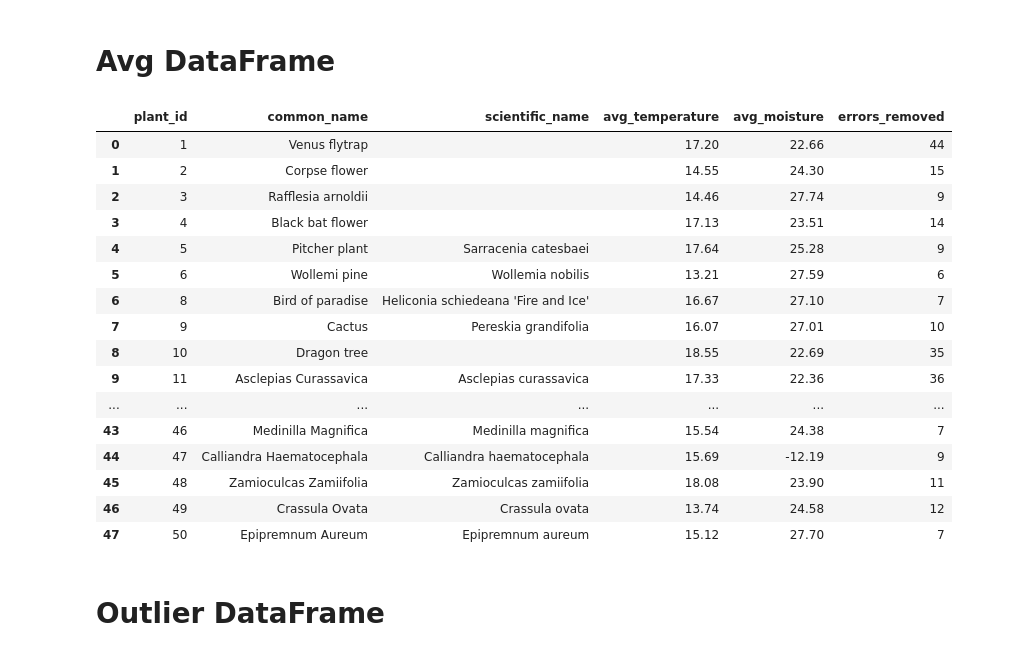
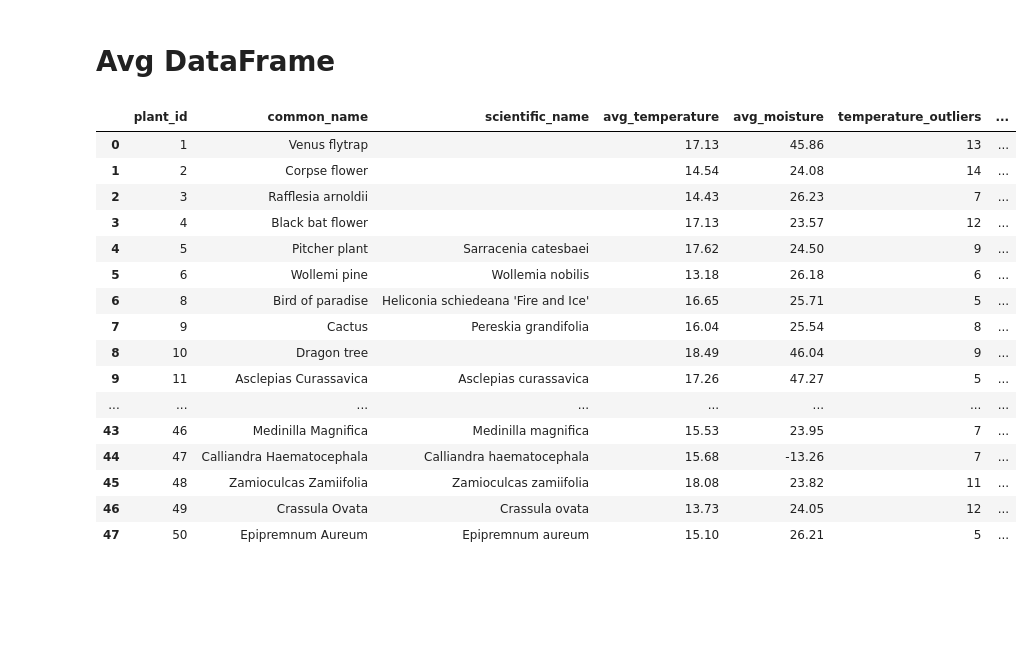
Before and after one commit to 11wduong/Coursework-Advanced-Data-Week-5, a Jupyter notebook: archive_pipeline/transform.ipynb, the cells around one changed output. Saved outputs shown, nothing was run; the diff lists cells and outputs as text; code cells hidden in the pictures; blank space fills up the shorter version.

```diff
--- a/archive_pipeline/transform.ipynb
+++ b/archive_pipeline/transform.ipynb
@@ -72,26 +76,27 @@ clean_outliers(combine_tables(country_df, botanist_df,
 # %% [markdown]
 # Avg DataFrame
 # %%
-calculate_averages(combine_tables(country_df, botanist_df,
-               location_df, plant_df, record_df), clean_outliers(combine_tables(country_df, botanist_df,
-            location_df, plant_df, record_df)))
+combined_df = combine_tables(country_df, botanist_df,
+                                 location_df, plant_df, record_df)
+cleaned_df, outlier_counts = clean_outliers(combined_df)
+final_avg_df = calculate_averages(cleaned_df, outlier_counts)
+
+final_avg_df
 # %% [output]
-|  | plant_id | common_name | scientific_name | avg_temperature | avg_moisture | errors_removed |
-| 0 | 1 | Venus flytrap |  | 17.20 | 22.66 | 44 |
-| 1 | 2 | Corpse flower |  | 14.55 | 24.30 | 15 |
-| 2 | 3 | Rafflesia arnoldii |  | 14.46 | 27.74 | 9 |
-| 3 | 4 | Black bat flower |  | 17.13 | 23.51 | 14 |
-| 4 | 5 | Pitcher plant | Sarracenia catesbaei | 17.64 | 25.28 | 9 |
-| 5 | 6 | Wollemi pine | Wollemia nobilis | 13.21 | 27.59 | 6 |
-| 6 | 8 | Bird of paradise | Heliconia schiedeana 'Fire and Ice' | 16.67 | 27.10 | 7 |
-| 7 | 9 | Cactus | Pereskia grandifolia | 16.07 | 27.01 | 10 |
-| 8 | 10 | Dragon tree |  | 18.55 | 22.69 | 35 |
-| 9 | 11 | Asclepias Curassavica | Asclepias curassavica | 17.33 | 22.36 | 36 |
-| ... | ... | ... | ... | ... | ... | ... |
-| 43 | 46 | Medinilla Magnifica | Medinilla magnifica | 15.54 | 24.38 | 7 |
-| 44 | 47 | Calliandra Haematocephala | Calliandra haematocephala | 15.69 | -12.19 | 9 |
-| 45 | 48 | Zamioculcas Zamiifolia | Zamioculcas zamiifolia | 18.08 | 23.90 | 11 |
-| 46 | 49 | Crassula Ovata | Crassula ovata | 13.74 | 24.58 | 12 |
-| 47 | 50 | Epipremnum Aureum | Epipremnum aureum | 15.12 | 27.70 | 7 |
+|  | plant_id | common_name | scientific_name | avg_temperature | avg_moisture | temperature_outliers | ... |
+| 0 | 1 | Venus flytrap |  | 17.13 | 45.86 | 13 | ... |
+| 1 | 2 | Corpse flower |  | 14.54 | 24.08 | 14 | ... |
+| 2 | 3 | Rafflesia arnoldii |  | 14.43 | 26.23 | 7 | ... |
+| 3 | 4 | Black bat flower |  | 17.13 | 23.57 | 12 | ... |
+| 4 | 5 | Pitcher plant | Sarracenia catesbaei | 17.62 | 24.50 | 9 | ... |
+| 5 | 6 | Wollemi pine | Wollemia nobilis | 13.18 | 26.18 | 6 | ... |
+| 6 | 8 | Bird of paradise | Heliconia schiedeana 'Fire and Ice' | 16.65 | 25.71 | 5 | ... |
+| 7 | 9 | Cactus | Pereskia grandifolia | 16.04 | 25.54 | 8 | ... |
+| 8 | 10 | Dragon tree |  | 18.49 | 46.04 | 9 | ... |
+| 9 | 11 | Asclepias Curassavica | Asclepias curassavica | 17.26 | 47.27 | 5 | ... |
+| ... | ... | ... | ... | ... | ... | ... | ... |
+| 43 | 46 | Medinilla Magnifica | Medinilla magnifica | 15.53 | 23.95 | 7 | ... |
+| 44 | 47 | Calliandra Haematocephala | Calliandra haematocephala | 15.68 | -13.26 | 7 | ... |
+| 45 | 48 | Zamioculcas Zamiifolia | Zamioculcas zamiifolia | 18.08 | 23.82 | 11 | ... |
+| 46 | 49 | Crassula Ovata | Crassula ovata | 13.73 | 24.05 | 12 | ... |
+| 47 | 50 | Epipremnum Aureum | Epipremnum aureum | 15.10 | 26.21 | 5 | ... |
-# %% [markdown]
-# Outlier DataFrame
```
Also changed, not shown: parts of 5 cells of this notebook.
